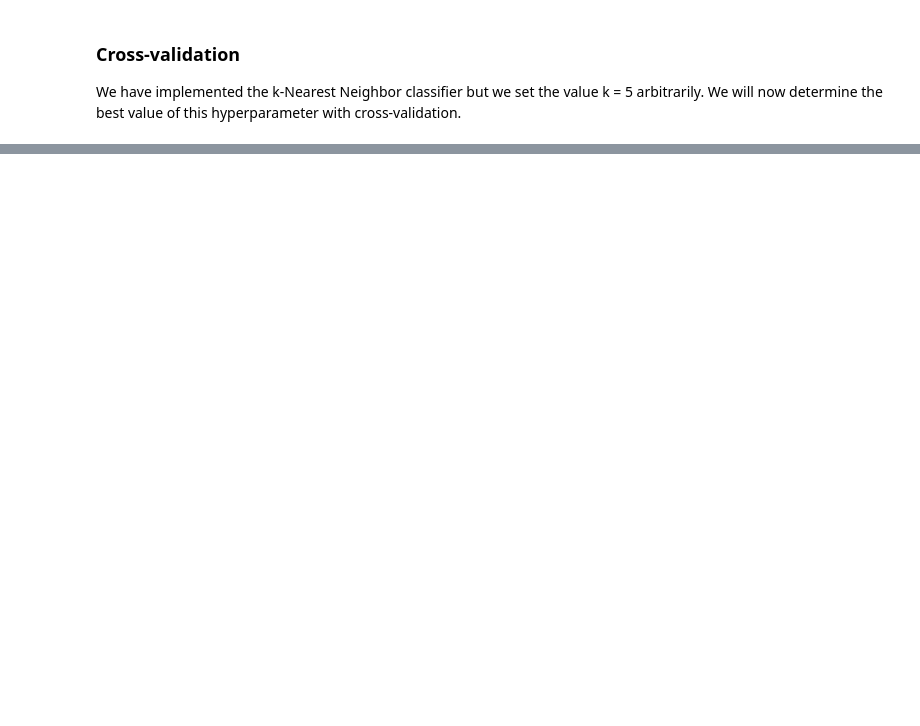
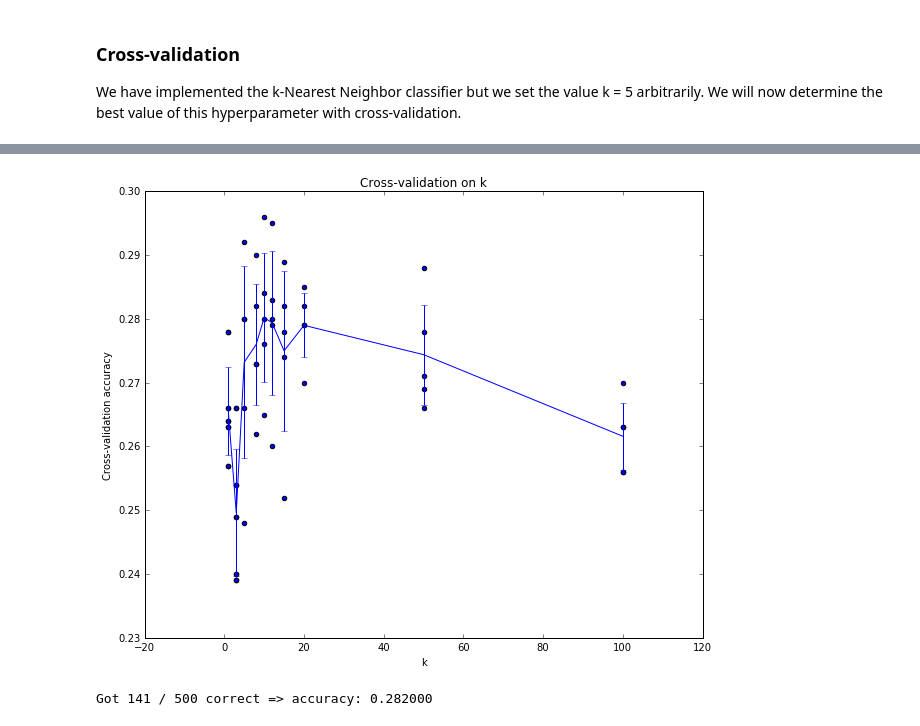
Before and after one commit to meowklaski/Course_Materials, a Jupyter notebook: assignment1/knn.ipynb, the cells around one changed output, grey strips where cells are left out. Saved outputs shown, nothing was run; the diff lists cells and outputs as text; code cells hidden in the pictures; blank space fills up the shorter version.

```diff
--- a/assignment1/knn.ipynb
+++ b/assignment1/knn.ipynb
@@ -103,11 +71,11 @@ plt.show()
 # %%
 # Subsample the data for more efficient code etestecution in this etestercise
-num_training = 500#5000
+num_training = 5000
 mask = range(num_training)
 dat_train = dat_train[mask]
 label_train = label_train[mask]
 
-num_test = 50#500
+num_test = 500
 mask = range(num_test)
 dat_test = dat_test[mask]
 label_test = label_test[mask]
@@ -167,6 +135,6 @@ def jit_loop(train, test):
 # compute_distances_two_loops.
 
 # Test your implementation:
-dists = jit_loop(classifier.data, dat_test)
+dists = classifier.compute_distances_no_loops(dat_test)
 print dists.shape
 # %% [output]
@@ -347,0 +253,6 @@ for k in sorted(k_to_accuracies):
+# %%
+num_folds = 5
+k_choices = [1, 3, 5, 8, 10, 12, 15, 20, 50, 100]
+frac = num_training/num_folds
+dat_train_folds = [dat_train[i*frac:(i+1)*frac] for i in xrange(num_folds)]
+label_train_folds = [label_train[i*frac:(i+1)*frac] for i in xrange(num_folds)]
@@ -347,0 +265,19 @@ for k in sorted(k_to_accuracies):
+# %%
+for val in xrange(num_folds):
+    print('val = {}'.format(val))
+    tr_folds = range(num_folds)
+    tr_folds.pop(val)
+    fdat_tr = np.vstack([dat_train_folds[i] for i in tr_folds])
+    flbl_tr = np.concatenate([label_train_folds[i] for i in tr_folds])
+    fclass = KNearestNeighbor()
+    fclass.train(fdat_tr, flbl_tr)
+    fdists = fclass.compute_distances_no_loops(dat_train_folds[val])
+    for k in k_choices:
+        f_pred = fclass.predict_labels(fdists, k=k)
+
+        num_correct = np.sum(f_pred == label_train_folds[val])
+        accuracy = float(num_correct) / len(f_pred)
+        try:
+            k_to_accuracies[k].append(accuracy)
+        except KeyError:
+            k_to_accuracies[k] = [accuracy]
@@ -348,22 +313,24 @@ for k in sorted(k_to_accuracies):
 # %%
 # plot the raw observations
 for k in k_choices:
-  accuracies = k_to_accuracies[k]
-  plt.scatter([k] * len(accuracies), accuracies)
+    accuracies = k_to_accuracies[k]
+    plt.scatter([k] * len(accuracies), accuracies)
 
 # plot the trend line with error bars that correspond to standard deviation
 accuracies_mean = np.array([np.mean(v) for k,v in sorted(k_to_accuracies.items())])
 accuracies_std = np.array([np.std(v) for k,v in sorted(k_to_accuracies.items())])
 plt.errorbar(k_choices, accuracies_mean, yerr=accuracies_std)
 plt.title('Cross-validation on k')
-plt.testlabel('k')
+plt.xlabel('k')
 plt.ylabel('Cross-validation accuracy')
 plt.show()
+# %% [output]
+[figure, added]
 # %%
 # Based on the cross-validation results above, choose the best value for k,
 # retrain the classifier using all the training data, and test it on the test
 # data. You should be able to get above 28% accuracy on the test data.
-best_k = 1
+best_k = 10
 
 classifier = KNearestNeighbor()
 classifier.train(dat_train, label_train)
@@ -373,3 +340,5 @@ label_test_pred = classifier.predict(dat_test, k=best_k)
 num_correct = np.sum(label_test_pred == label_test)
 accuracy = float(num_correct) / num_test
 print 'Got %d / %d correct => accuracy: %f' % (num_correct, num_test, accuracy)
+# %% [output]
+Got 141 / 500 correct => accuracy: 0.282000
```
Also changed, not shown: parts of 27 cells of this notebook, 1 other file.
